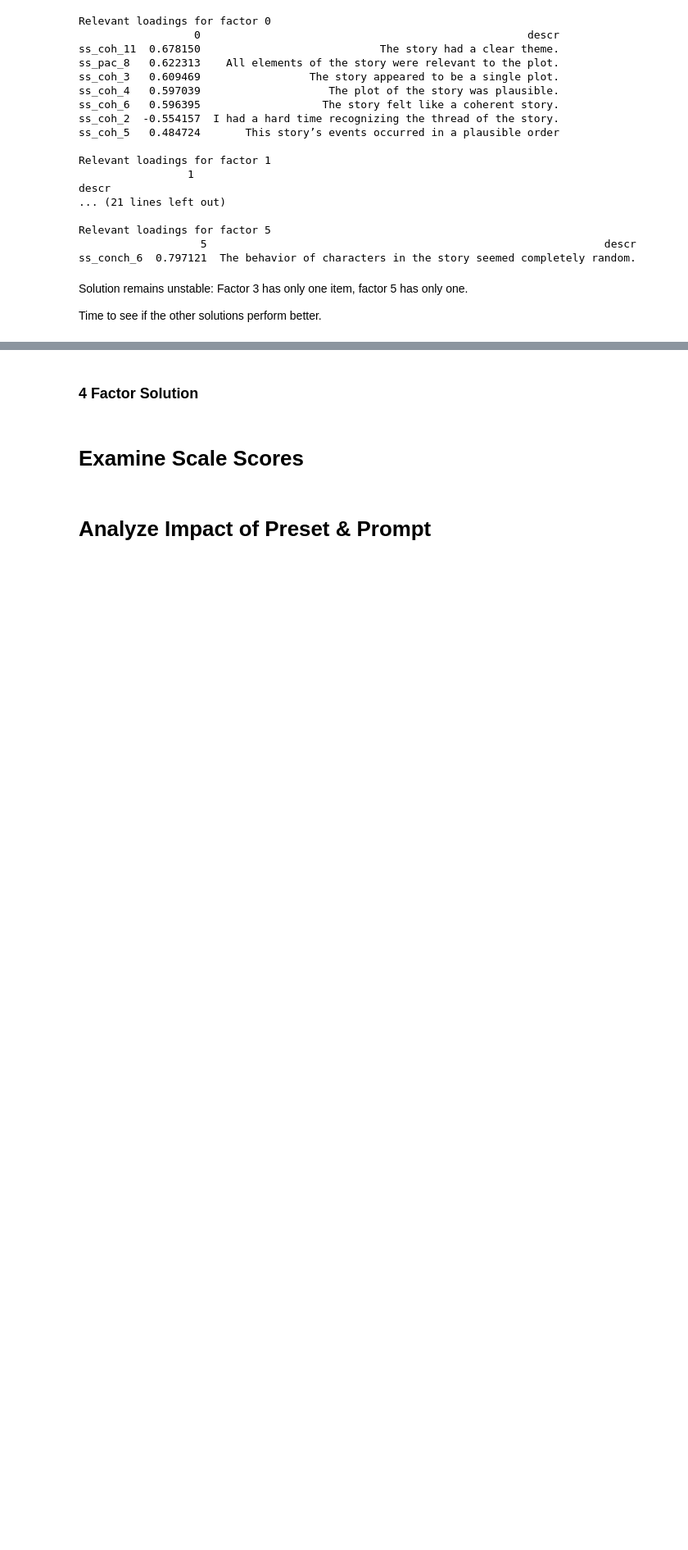
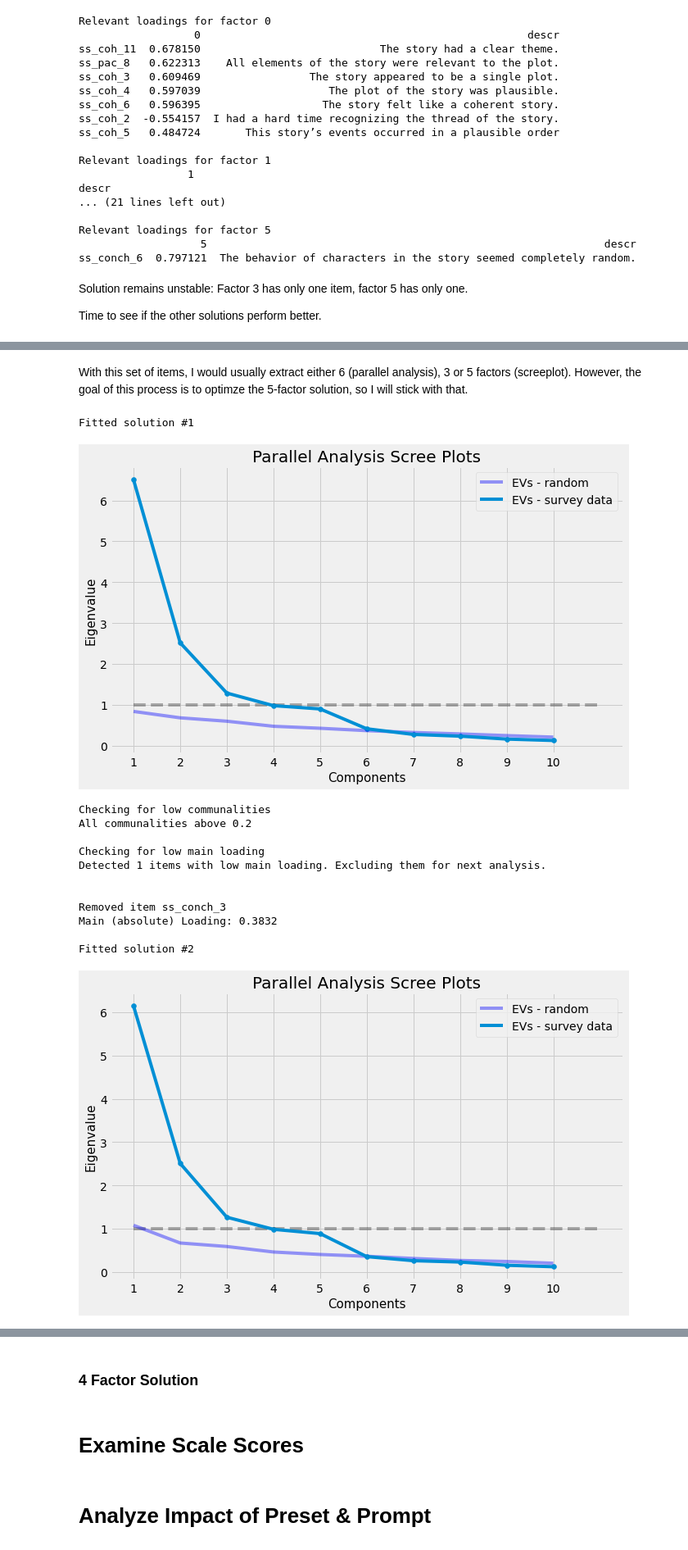
Before and after one commit to MWiechmann/ai_story_scale, a Jupyter notebook: study1_scale_construction/step_2_scale_construction_efa.ipynb, the cells around one changed output, grey strips where cells are left out. Shown at 82% size. Saved outputs shown, nothing was run; the diff lists cells and outputs as text; code cells hidden in the pictures; blank space fills up the shorter version.

```diff
--- a/study1_scale_construction/step_2_scale_construction_efa.ipynb
+++ b/study1_scale_construction/step_2_scale_construction_efa.ipynb
@@ -752,3 +904,20 @@ items_5_2 = reduce_multicoll(
+# %% [markdown]
+With this set of items, I would usually extract either 6 (parallel analysis), 3 or 5 factors (screeplot). However, the goal of this process is to optimze the 5-factor solution, so I will stick with that.
 # %%
-five_facs_2 = iterative_efa(aiss, items_5_2, n_facs=5, rotation_method="Oblimin", print_details=True,
-                            print_par_plot=True, auto_stop_par=True)
+five_facs_2 = efa_utils.iterative_efa(aiss, items_5_2, n_facs=5, rotation_method="Oblimin", print_details=True,
+                            print_par_plot=True, auto_stop_par=True, par_n_facs = 10)
+# %% [output]
+Fitted solution #1
+[figure, added]
+Checking for low communalities
+All communalities above 0.2
+
+Checking for low main loading
+Detected 1 items with low main loading. Excluding them for next analysis.
+
+
+Removed item ss_conch_3
+Main (absolute) Loading: 0.3832
+
+Fitted solution #2
+[figure, added]
```
Also changed, not shown: parts of 26 cells of this notebook.
